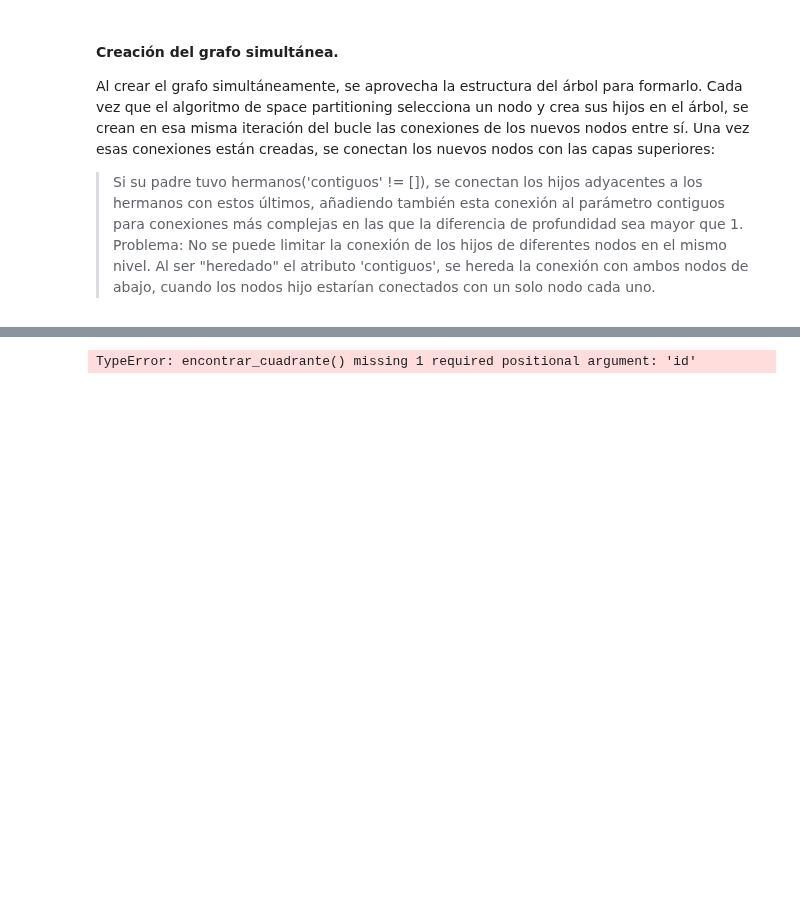
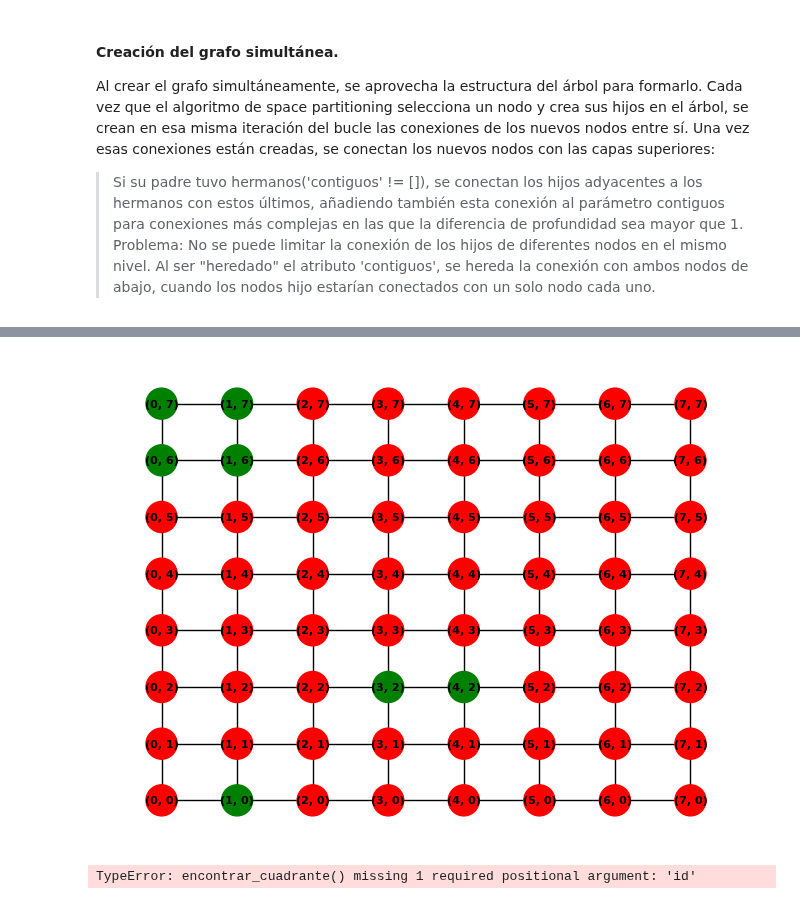
Before and after one commit to MarioPG21/TFG_generacion_mazmorras, a Jupyter notebook: Space Partitioning/Space_Partitioning.ipynb, the cells around one changed output, grey strips where cells are left out. Drawn from its saved outputs; the diff is of its cells as text; code cells hidden in the pictures; blank space fills up the shorter version.

```diff
--- a/Space Partitioning/Space_Partitioning.ipynb
+++ b/Space Partitioning/Space_Partitioning.ipynb
@@ -2,29 +2,20 @@
  import networkx as nx
 import matplotlib.pyplot as plt
 # %%
-import matplotlib.cm as cm  # Para usar una paleta de colores continua
-from networkx.drawing.nx_agraph import graphviz_layout
+import matplotlib.pyplot as plt
+import networkx as nx
 
-def mostrar_grafo(G):
-    plt.figure(figsize=(10,10))
-    # Obtener todos los valores de profundidad para ajustar el rango de colores
-    profundidades = [G.nodes[node].get('profundidad', 0) for node in G.nodes]
+def mostrar_grafo(graph):
+    """Muestra el grafo utilizando matplotlib."""
+    pos = {node: node for node in graph.nodes()}  # Las posiciones de los nodos corresponden a sus coordenadas (x, y)
 
-    # Normalizar las profundidades para asignar colores continuos en una escala
-    min_prof, max_prof = min(profundidades), max(profundidades)
-    colors = [
-        cm.viridis((prof - min_prof) / (max_prof - min_prof)) if max_prof > min_prof else cm.viridis(0.5)
-        for prof in profundidades
-    ]
+    # Dibujar los nodos
+    node_values = [graph.nodes[node].get('value', 0) for node in graph.nodes()]
+    node_colors = ['red' if value == 0 else 'green' for value in node_values]  # Rojo para paredes (valor 0), verde para el resto
 
-    nx.draw(G,with_labels=False, node_color=colors, edge_color="gray", node_size=2000, font_size=10)
-    # Prepara las etiquetas con atributos de cada nodo
-    labels = {node: f"n:{node}\np:{G.nodes[node].get('profundidad', '')}" for node in G.nodes}
+    nx.draw(graph, pos, with_labels=True, node_size=500, node_color=node_colors, font_size=8, font_weight='bold')
 
-    # Dibuja las etiquetas de los nodos con sus atributos
-    nx.draw_networkx_labels(G, labels, font_size=15, font_color="white")
-
-    plt.margins(0.2)
+    # Mostrar el grafo
     plt.show()
 # %%
 def describir_arbol(G):
@@ -514,3 +571,10 @@ Salas creadas: 4
+# %%
+graph = nx.Graph()
+fill_graph_from_quadtree(cuadrado, graph, cuadrado.tamaño)
+# %%
+mostrar_grafo(graph)
+# %% [output]
+[figure, added]
 # %%
 def dividir(cuadrante=1):
     """Divide el cuadrado en cuatro subcuadrantes exactamente una vez."""
```
Also changed, not shown: parts of 8 cells of this notebook.
